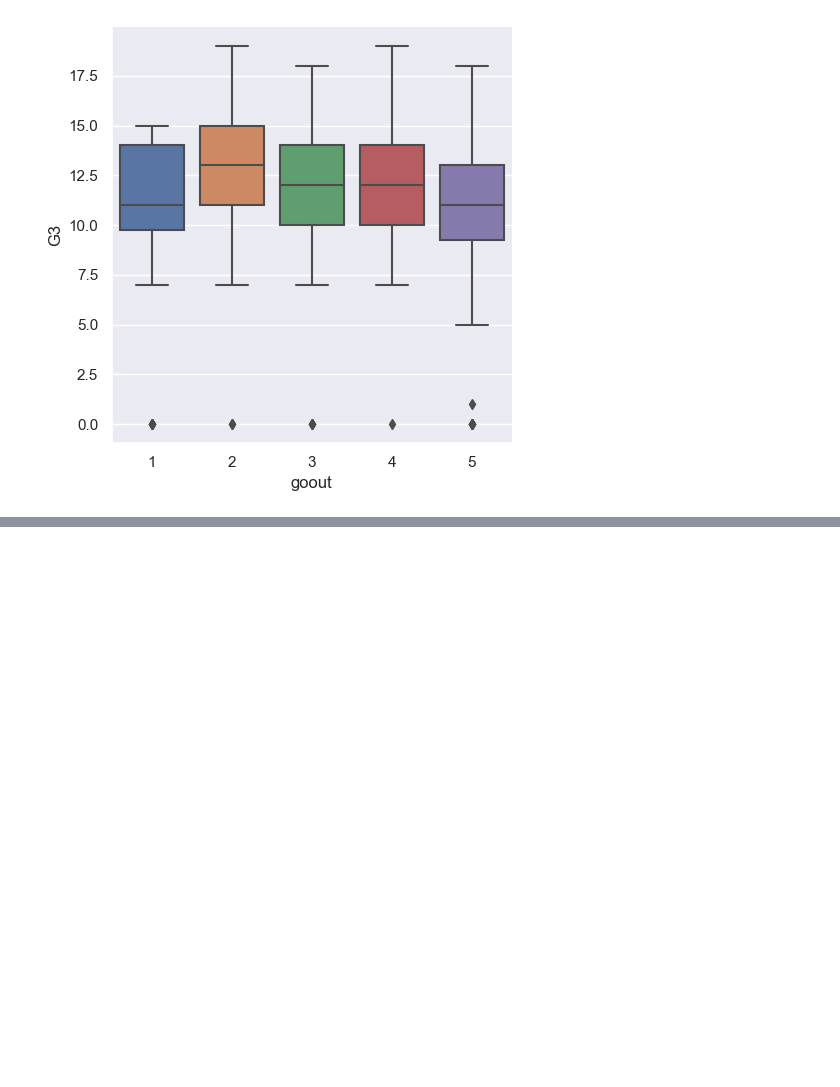
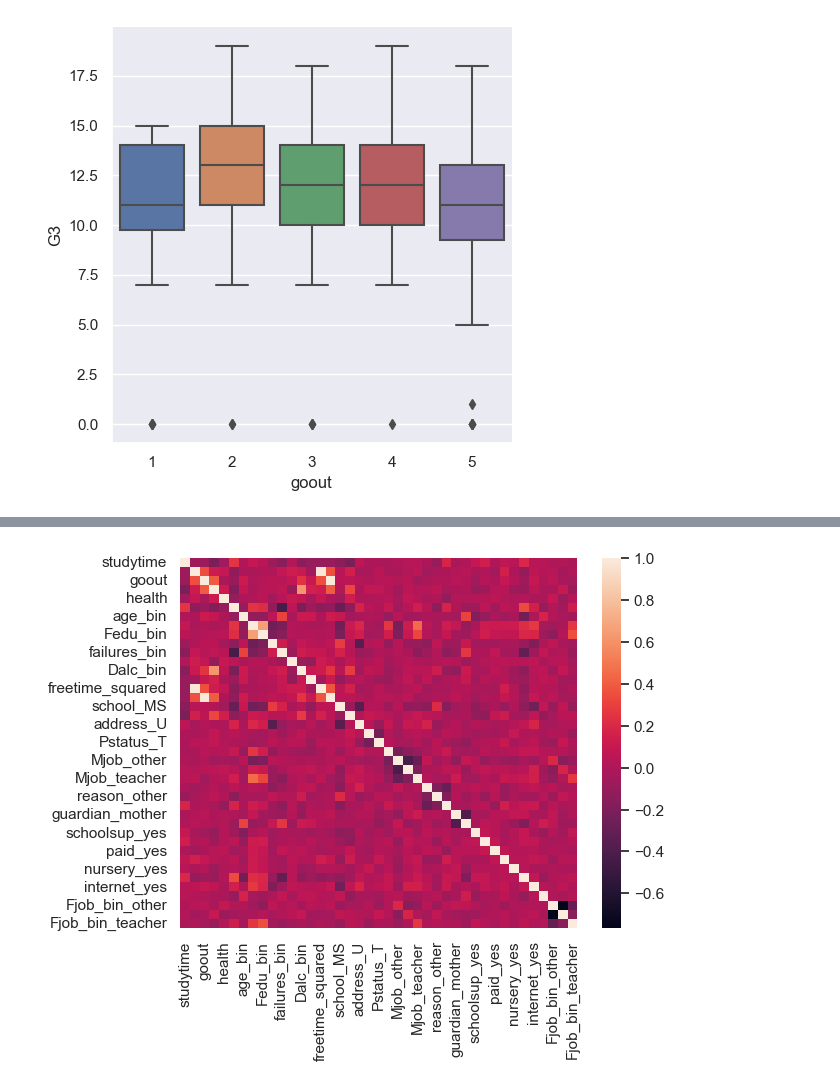
Before and after one commit to bwoakley/ML_projects, a Jupyter notebook: Project_Student_Performance/Proj_Student3.ipynb, the cells around one changed output, grey strips where cells are left out. Saved outputs shown, nothing was run; the diff lists cells and outputs as text; code cells hidden in the pictures; blank space fills up the shorter version.

```diff
--- a/Project_Student_Performance/Proj_Student3.ipynb
+++ b/Project_Student_Performance/Proj_Student3.ipynb
@@ -298,0 +484,8 @@ df_full.head()
+# %%
+# Now drop the categorical_cols and add in the onehot encoded:
+
+df_bin = df_bin.drop(categorical_cols_bin, axis=1).copy()
+
+df_bin = df_bin.merge(df_bin_onehot, how='left', left_index=True, right_index=True)
+
+df_bin.head(10)
@@ -298,0 +573,4 @@ df_full.head()
+# %%
+corr_matrix_bin = df_bin.corr()
+
+corr_matrix_bin
@@ -298,0 +616,5 @@ df_full.head()
+# %%
+sns.heatmap(corr_matrix_bin)
+plt.show()
+# %% [output]
+[figure, added]
```
Also changed, not shown: parts of 19 cells of this notebook, 2 other files.
